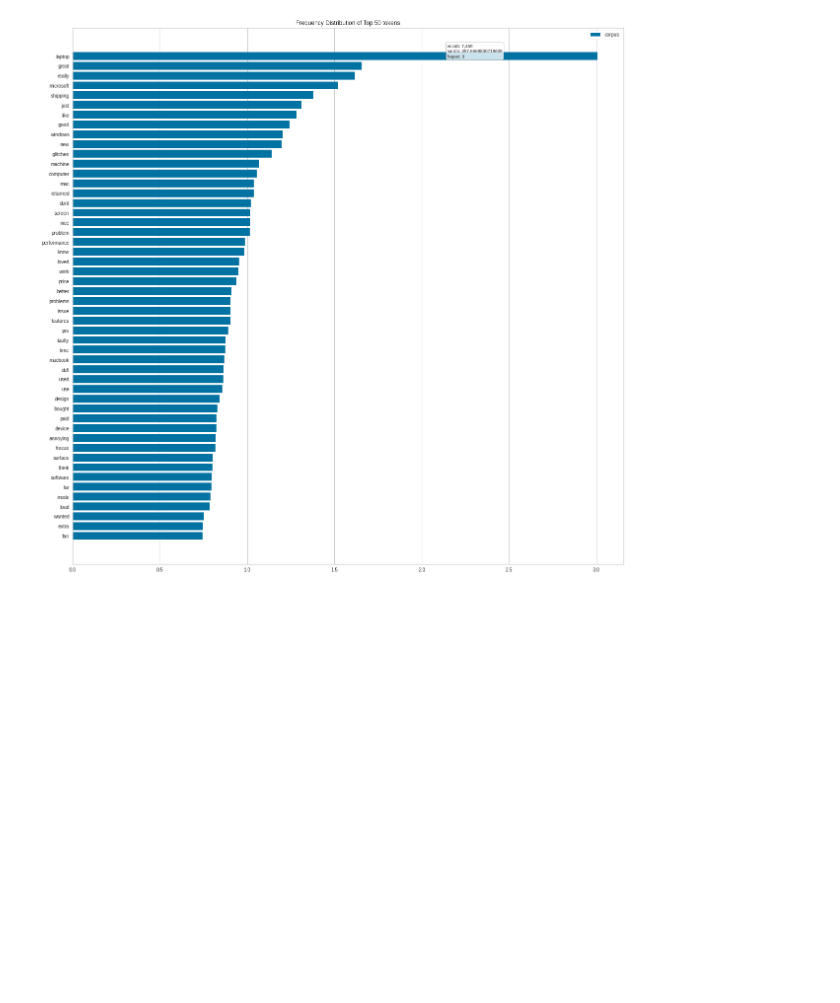
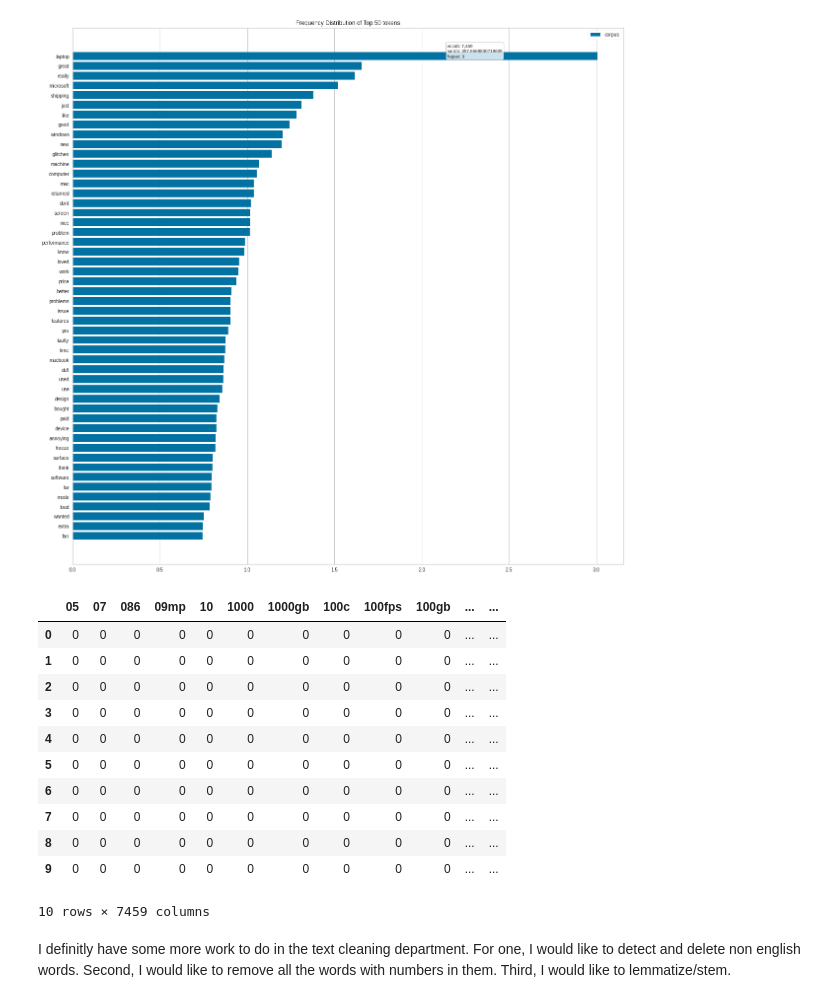
Before and after one commit to Dyllanjrusher/NLP_M4, a Jupyter notebook: notebooks/2Small_Corpus_Gathering.ipynb, the cells around one changed output. Saved outputs shown, nothing was run; the diff lists cells and outputs as text; code cells hidden in the pictures; blank space fills up the shorter version.

```diff
--- a/notebooks/2Small_Corpus_Gathering.ipynb
+++ b/notebooks/2Small_Corpus_Gathering.ipynb
@@ -179,3 +177,20 @@ plt.figure(figsize=(20,20))
 fd = freqdist(cv.get_feature_names(), X_neut)
 # %% [output]
 [figure]
+# %%
+tokens.head(10)
+# %% [output]
+|  | 05 | 07 | 086 | 09mp | 10 | 1000 | 1000gb | 100c | 100fps | 100gb | ... | ... |
+| 0 | 0 | 0 | 0 | 0 | 0 | 0 | 0 | 0 | 0 | 0 | ... | ... |
+| 1 | 0 | 0 | 0 | 0 | 0 | 0 | 0 | 0 | 0 | 0 | ... | ... |
+| 2 | 0 | 0 | 0 | 0 | 0 | 0 | 0 | 0 | 0 | 0 | ... | ... |
+| 3 | 0 | 0 | 0 | 0 | 0 | 0 | 0 | 0 | 0 | 0 | ... | ... |
+| 4 | 0 | 0 | 0 | 0 | 0 | 0 | 0 | 0 | 0 | 0 | ... | ... |
+| 5 | 0 | 0 | 0 | 0 | 0 | 0 | 0 | 0 | 0 | 0 | ... | ... |
+| 6 | 0 | 0 | 0 | 0 | 0 | 0 | 0 | 0 | 0 | 0 | ... | ... |
+| 7 | 0 | 0 | 0 | 0 | 0 | 0 | 0 | 0 | 0 | 0 | ... | ... |
+| 8 | 0 | 0 | 0 | 0 | 0 | 0 | 0 | 0 | 0 | 0 | ... | ... |
+| 9 | 0 | 0 | 0 | 0 | 0 | 0 | 0 | 0 | 0 | 0 | ... | ... |
+10 rows × 7459 columns
+# %% [markdown]
+I definitly have some more work to do in the text cleaning department. For one, I would like to detect and delete non english words. Second, I would like to remove all the words with numbers in them. Third, I would like to lemmatize/stem.
```
Also changed, not shown: parts of 2 cells of this notebook, 6 other files.
